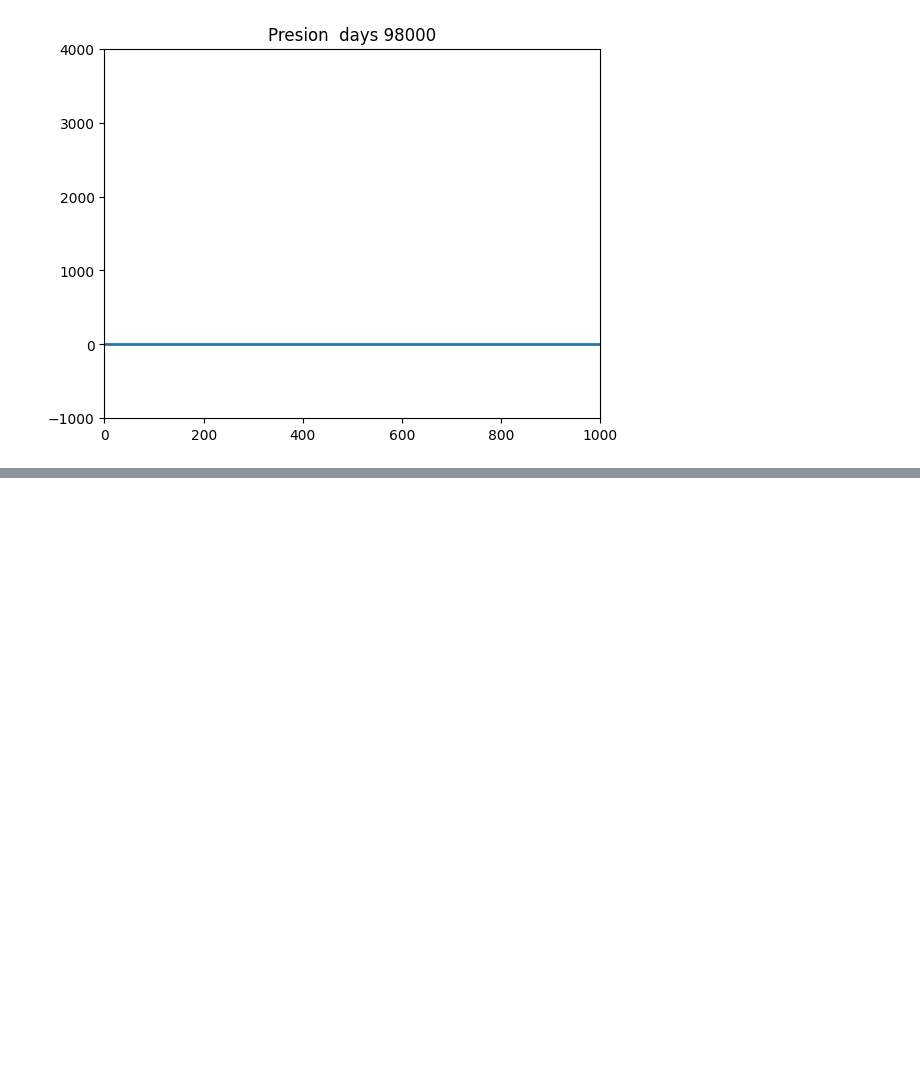
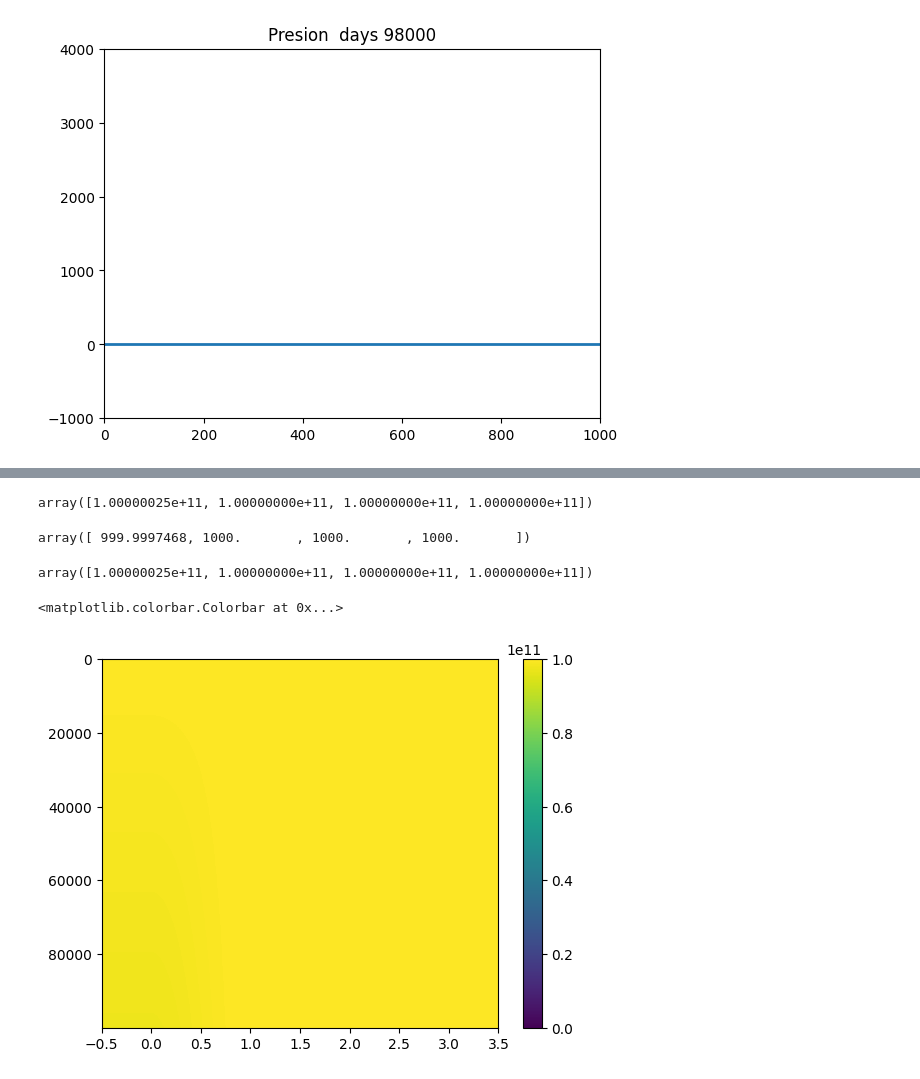
Before and after one commit to JorgeGalarza777/SIM_YAC_GALARZA_UPSE2023, a Jupyter notebook: PROYECTO_GRUPAL.ipynb, the cells around one changed output, grey strips where cells are left out. Saved outputs shown, nothing was run; the diff lists cells and outputs as text; code cells hidden in the pictures; blank space fills up the shorter version.

```diff
--- a/PROYECTO_GRUPAL.ipynb
+++ b/PROYECTO_GRUPAL.ipynb
@@ -208,0 +239,52 @@ print(len (Pin2))
+# %%
+for i in range(0,N-2):                                            ## Creamos un bucle que repetirá el ciclo mientras la condición se cumpla
+  B[i,i]=Baccumul                                                 ## Permite establecer valores para la diagonal de la matriz usando los valores de volumen acumulado
+
+for i in range(0,N-2):                                            ## Creamos un bucle que repetirá el ciclo mientras la condición se cumpla
+  T[i,i]=2*Transmisibilidad                                       ## Permite establecer valores para la diagonal de la matriz usando los valores de transmisibilidad
+  if i>0:
+    T[i,i-1]=-Transmisibilidad
+  if i<(N-3):
+    T[i,i+1]=-Transmisibilidad
+T[0,0]=3*Transmisibilidad
+T[N-3,N-3]=Transmisibilidad
+# %%
+Matriz_resolucion=np.zeros_like(T)                               ## Creamos una matriz "resolución" llena de ceros con las mismas dimensiones de la matriz "T"
+Vector_sol=np.zeros_like(Pin[1:-1])                              ## Creamos una matriz llena de ceros con las mismas dimensiones de la matriz "Pin" pero sin considerar las fronteras (-2)
+Matriz_resolucion=T+(B/DT)                                       ## Empezamos a resolver el sistema de ecuaciones
+Vector_sol=np.matmul(B/DT,Pin[1:-1])                             ## Creamos una matriz solución
+#Pres=[]
+Q=np.zeros_like(Vector_sol)                                      ## Creamos un vector lleno de ceros de la misma longitud del vector solución
+Q[0]=2*Transmisibilidad*Piz                                      ## Reemplazamos el valor de Q en la posición "0"
+Vector_sol=Vector_sol+Q                                          ## Generamos un vector resultante
+Vector_sol
+#Transmisibilidad
+# %% [output]
+array([1.00000025e+11, 1.00000000e+11, 1.00000000e+11, 1.00000000e+11])
+# %%
+Pcal=np.linalg.solve(Matriz_resolucion,Vector_sol)               ## Resuelve una ecuación matricial lineal o un sistema de ecuaciones escalares lineales.
+Pcal
+# %% [output]
+array([ 999.9997468, 1000.       , 1000.       , 1000.       ])
+# %%
+Vector_sol                                                       ##
+# %% [output]
+array([1.00000025e+11, 1.00000000e+11, 1.00000000e+11, 1.00000000e+11])
+# %%
+Qimplicita[0]=Q
+t=DT
+while t<Tiempo:
+  Pcal=np.linalg.solve(Matriz_resolucion,Vector_sol)
+  Pres=np.concatenate(([Piz],Pcal,[Pder]))
+  Pimplicita[t//DT]=Pres
+  Vector_sol=np.matmul(B/DT,Pcal)+Q
+  Qimplicita[t//DT]=Vector_sol
+  t=t+DT
+# %%
+import matplotlib.pyplot as plt
+
+imgplot = plt.imshow(Qimplicita,aspect='auto')
+plt.colorbar()
+# %% [output]
+<matplotlib.colorbar.Colorbar at 0x...>
+[figure, added]
```
Also changed, not shown: parts of 26 cells of this notebook.
